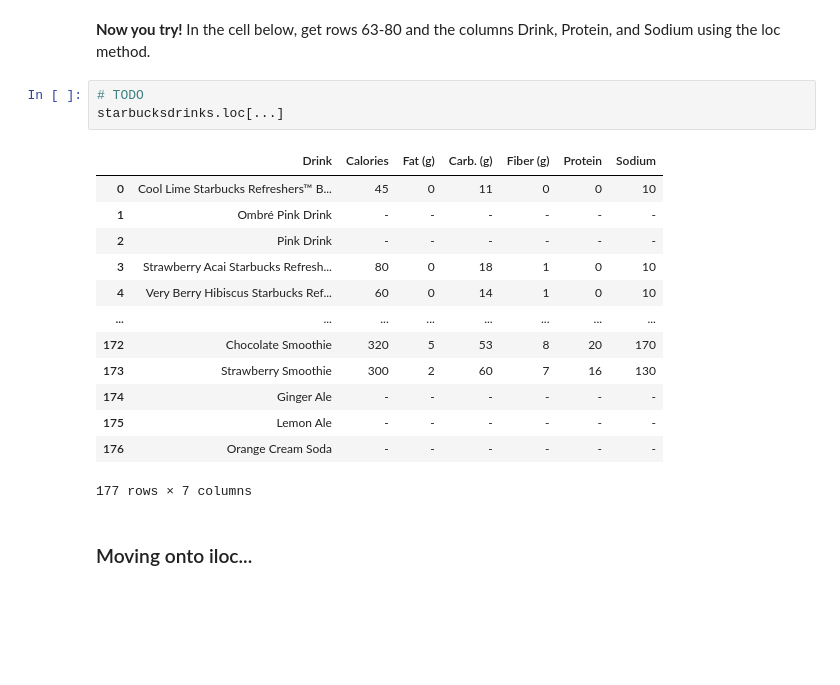
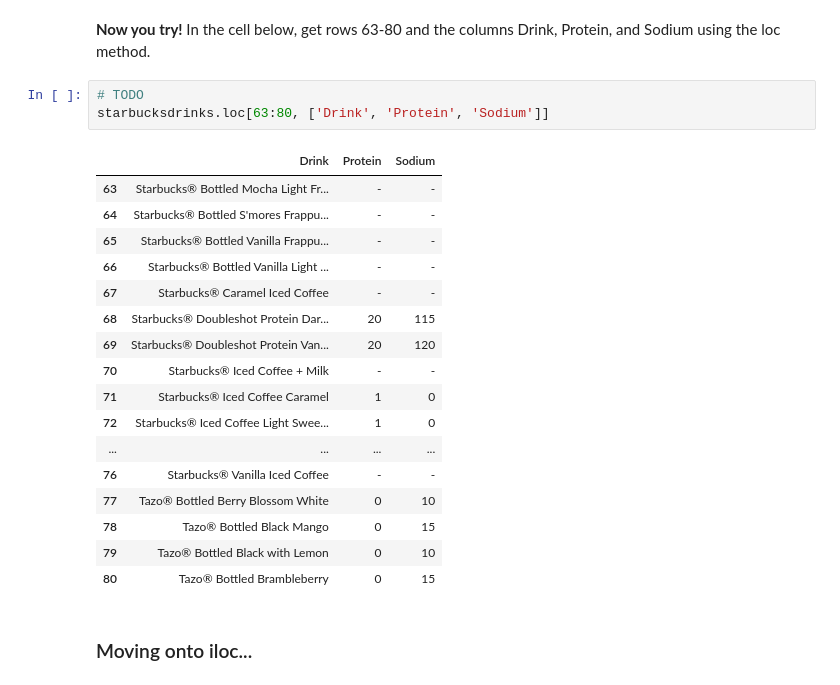
Before and after one commit to kyun33/JCP26Notebooks, a Jupyter notebook: Week_1_Pandas.ipynb, the cells around one changed output. Cells and saved outputs as stored; diff of their text form; blank space fills up the shorter version.

```diff
--- a/Week_1_Pandas.ipynb
+++ b/Week_1_Pandas.ipynb
@@ -238,21 +233,25 @@ starbucksdrinks.tail(5)
 **Now you try!** In the cell below, get rows 63-80 and the columns Drink, Protein, and Sodium using the loc method.
 # %%
 # TODO
-starbucksdrinks.loc[...]
+starbucksdrinks.loc[63:80, ['Drink', 'Protein', 'Sodium']]
 # %% [output]
-|  | Drink | Calories | Fat (g) | Carb. (g) | Fiber (g) | Protein | Sodium |
-| 0 | Cool Lime Starbucks Refreshers™ B... | 45 | 0 | 11 | 0 | 0 | 10 |
-| 1 | Ombré Pink Drink | - | - | - | - | - | - |
-| 2 | Pink Drink | - | - | - | - | - | - |
-| 3 | Strawberry Acai Starbucks Refresh... | 80 | 0 | 18 | 1 | 0 | 10 |
-| 4 | Very Berry Hibiscus Starbucks Ref... | 60 | 0 | 14 | 1 | 0 | 10 |
-| ... | ... | ... | ... | ... | ... | ... | ... |
-| 172 | Chocolate Smoothie | 320 | 5 | 53 | 8 | 20 | 170 |
-| 173 | Strawberry Smoothie | 300 | 2 | 60 | 7 | 16 | 130 |
-| 174 | Ginger Ale | - | - | - | - | - | - |
-| 175 | Lemon Ale | - | - | - | - | - | - |
-| 176 | Orange Cream Soda | - | - | - | - | - | - |
+|  | Drink | Protein | Sodium |
+| 63 | Starbucks® Bottled Mocha Light Fr... | - | - |
+| 64 | Starbucks® Bottled S'mores Frappu... | - | - |
+| 65 | Starbucks® Bottled Vanilla Frappu... | - | - |
+| 66 | Starbucks® Bottled Vanilla Light ... | - | - |
+| 67 | Starbucks® Caramel Iced Coffee | - | - |
+| 68 | Starbucks® Doubleshot Protein Dar... | 20 | 115 |
+| 69 | Starbucks® Doubleshot Protein Van... | 20 | 120 |
+| 70 | Starbucks® Iced Coffee + Milk | - | - |
+| 71 | Starbucks® Iced Coffee Caramel | 1 | 0 |
+| 72 | Starbucks® Iced Coffee Light Swee... | 1 | 0 |
+| ... | ... | ... | ... |
+| 76 | Starbucks® Vanilla Iced Coffee | - | - |
+| 77 | Tazo® Bottled Berry Blossom White | 0 | 10 |
+| 78 | Tazo® Bottled Black Mango | 0 | 15 |
+| 79 | Tazo® Bottled Black with Lemon | 0 | 10 |
+| 80 | Tazo® Bottled Brambleberry | 0 | 15 |
-177 rows × 7 columns
 # %% [markdown]
 ### Moving onto iloc...
 # %% [markdown]
```
Also changed, not shown: parts of 3 cells of this notebook.
